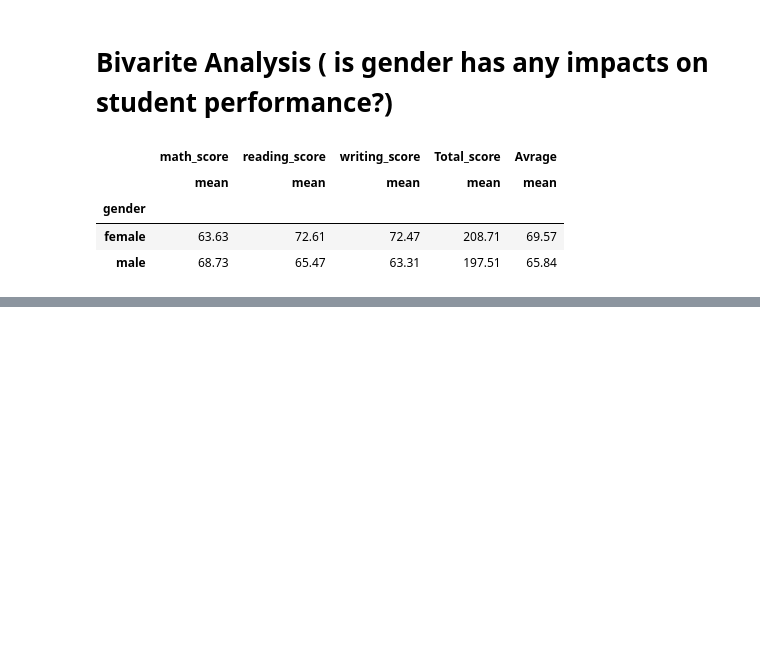
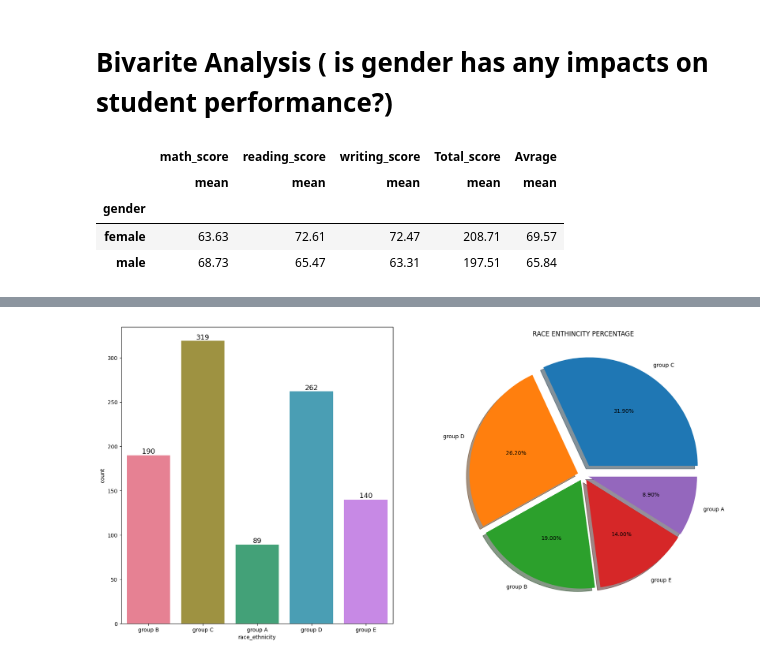
Before and after one commit to AkramMaouche/Full-ML-Project, a Jupyter notebook: Notbook/EDA Student Performance.ipynb, the cells around one changed output, grey strips where cells are left out. Cells and saved outputs as stored; diff of their text form; code cells hidden in the pictures; blank space fills up the shorter version.

```diff
--- a/Notbook/EDA Student Performance.ipynb
+++ b/Notbook/EDA Student Performance.ipynb
@@ -447,0 +468,11 @@ df.iloc[:,4:].groupby(by='gender').aggregate(['mean']).round(2)
+# %%
+figure, axe  = plt.subplots(1,2,figsize=(20,10))
+sns.countplot(x = df['race_ethnicity'],data=df,ax = axe[0], palette='husl')
+for container in axe[0].containers:
+    axe[0].bar_label(container,color ='black',size=13)
+
+plt.pie(x=df['race_ethnicity'].value_counts(),labels=df['race_ethnicity'].value_counts().index,shadow=True,explode=[0.1,0.05,0.05,0.05,0.05],autopct='%.2f%%')
+plt.title("RACE ENTHINCITY PERCENTAGE")
+plt.show()
+# %% [output]
+[figure, added]
```
Also changed, not shown: parts of 30 cells of this notebook, 1 other file.
